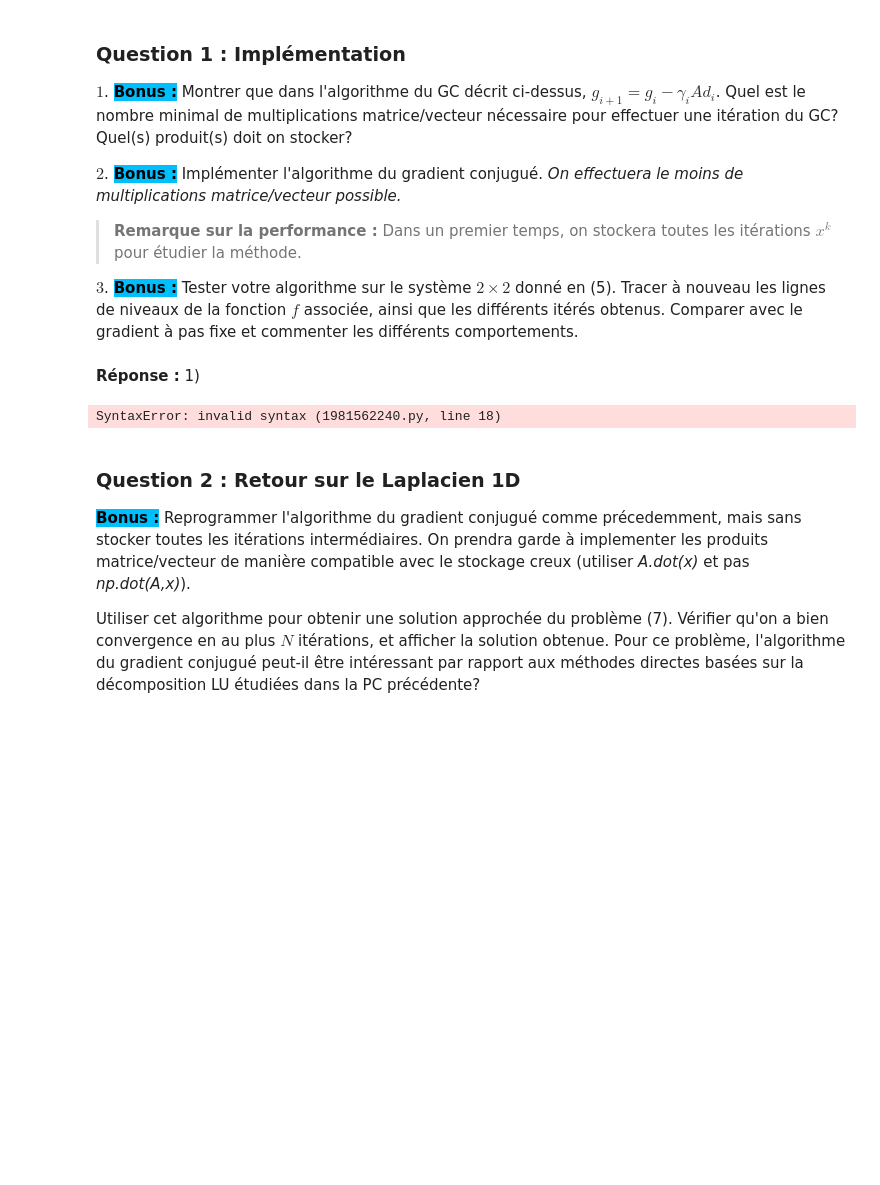
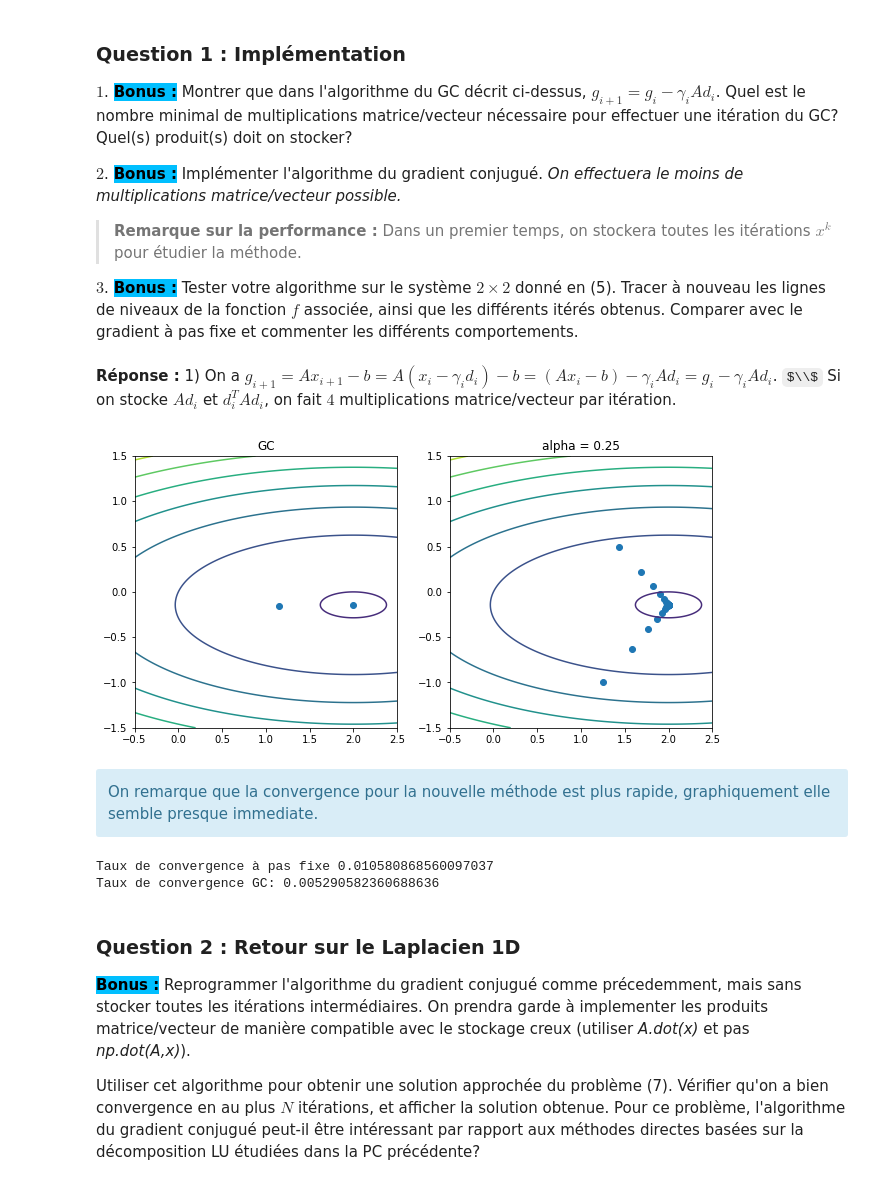
Before and after one commit to ArkhamKnightGPC/MAP412, a Jupyter notebook: pc5.ipynb, the cells around one changed output. Cells and saved outputs as stored; diff of their text form; code cells hidden in the pictures; some formulas as TeX source; blank space fills up the shorter version.

```diff
--- a/pc5.ipynb
+++ b/pc5.ipynb
@@ -838,15 +838,15 @@ b = np.delete(b, 0) #pour utiliser sparse.diags on supprime le 0 dans b
 c = np.delete(c, N-1) #pour utiliser sparse.diags on supprime le 0 dans c
 diags = [a,b,c]
 
-A = sparse.diags(diags, [0, 1, -1], shape=(N,N)).toarray()
+C = sparse.diags(diags, [0, 1, -1], shape=(N,N)).toarray()
 b = second_membre_1D(N) #on utilise fonction de la pc4 pour construir b
 
-vals, vecs = sparse_eigs(A)
+vals, vecs = sparse_eigs(C)
 kappa = np.max(abs(vals))/np.min(abs(vals))#avec les eigenvalues, on calcule le conditionnement
 alpha_opt = (kappa - 1)/(kappa + 1)
 
 u0 = np.ones(N)
-u, tab_err = gradient_pas_fixe_creux(A, b, alpha_opt, u0)
+u, tab_err = gradient_pas_fixe_creux(C, b, alpha_opt, u0)
 
 x = np.linspace(0, 1, N)
 
@@ -873,7 +873,7 @@ plt.figure()
 it_cnt = np.arange(0, len(tab_err))
 plt.scatter(it_cnt, tab_err, label="Erreur")
 
-e0 = lin.norm(A.dot(u0) - b)
+e0 = lin.norm(C.dot(u0) - b)
 err_theorique = np.zeros(len(tab_err))
 for i in range(len(tab_err)):
     err_theorique[i] = (alpha_opt**i)*e0
@@ -971,8 +971,10 @@ $2$. **<font color=black><span style="background-color:deepskyblue">Bonus :</spa
 >**Remarque sur la performance :** Dans un premier temps, on stockera toutes les itérations $x^k$ pour étudier la méthode.
 
 $3$. **<font color=black><span style="background-color:deepskyblue">Bonus :</span></font>** Tester votre algorithme sur le système $2\times 2$ donné en (5). Tracer à nouveau les lignes de niveaux de la fonction $f$ associée, ainsi que les différents itérés obtenus. Comparer avec le gradient à pas fixe et commenter les différents comportements.
-# %% [markdown]
-**Réponse :** 1)
+# %% [markdown]
+**Réponse :** 1)
+On a $g_{i+1} = Ax_{i+1} - b = A(x_i - \gamma_i d_i) - b = (Ax_i - b) - \gamma_i A d_i = g_i - \gamma_i A d_i$. $\\$
+Si on stocke $Ad_i$ et $d_i^T Ad_i$, on fait $4$ multiplications matrice/vecteur par itération.
 # %%
 def gradient_conjugué(A, b, x0, it_max = 10**3, tol = 10**-5):
     """
@@ -989,9 +991,31 @@ def gradient_conjugué(A, b, x0, it_max = 10**3, tol = 10**-5):
     tab_x   : un tableau qui contient les itérations successives x_k obtenues
     tab_err : tableau contenant la norme du résidu || Ax_k - b || à chaque itération
     """
+    i = 0
+    gi = np.matmul(A, x0) - b
+    di = -gi
+    xi = x0
 
+    tab_x = np.empty((it_max, len(x0)))
+    tab_err = np.empty(it_max)
 
-    return tab_x, tab_err
+    while(lin.norm(gi) > tol and i < it_max):
+        stock1 = np.matmul(A, di) #on stocke pour optimiser nombre de multiplications
+        stock2 = np.matmul(np.transpose(di), stock1)
+
+        gamma = np.matmul(np.transpose(di), gi)/stock2
+        xi = xi - gamma*di
+        tab_x[i] = xi
+
+        gi = np.matmul(A, xi) - b
+        tab_err[i] = lin.norm(gi)
+
+        beta = np.matmul(np.transpose(gi), stock1)/stock2
+        di = -gi + beta*di
+
+        i+=1
+
+    return tab_x[:i], tab_err[:i]
 # %%
 # 2)
 # grille pour tracer les lignes de niveau de la fonction f
@@ -1009,28 +1033,41 @@ z     = f(A, b, x1, x2)
 x0    = np.ones(len(b))
 
 
-
-tab_x_GC, tab_err_GC =
+tab_x_GC, tab_err_GC = gradient_conjugué(A, b, x0)
-# %% [output]
-SyntaxError: invalid syntax (1981562240.py, line 18)
 # %%
 # Figure où les lignes de niveaux de f sont tracées
 # Tracer les valeurs successives de xk
 plt.figure(figsize=(16,5))
 
 plt.subplot(1,3,1)
 plt.contour(x1, x2, z)
-plt.scatter(    ,   )
+dim0, dim1 = np.hsplit(tab_x_GC, 2)
+plt.scatter(dim0 , dim1)
 
 plt.title('GC')
 
 plt.subplot(1,3,2)
 plt.contour(x1, x2, z)
-plt.scatter(    ,   )
+tab_x_PF, tab_err_PF = gradient_pas_fixe(A, b, 0.25, [1,1])
+dim0, dim1 = np.hsplit(tab_x_PF, 2)
+plt.scatter(dim0 , dim1)
 
-plt.title('alpha = ')
+plt.title(f'alpha = {0.25}')
 
 plt.show()
+# %% [output]
+[figure, added]
+# %% [markdown]
+<div class="alert alert-block alert-info">
+    On remarque que la convergence pour la nouvelle méthode est plus rapide, graphiquement elle semble presque immediate.
+</div>
+# %%
+print(f"Taux de convergence à pas fixe {alpha_opt}")
+taux_convergence = (np.sqrt(kappa)-1)/(np.sqrt(kappa)+1)
+print(f"Taux de convergence GC: {taux_convergence}")
+# %% [output]
+Taux de convergence à pas fixe 0.010580868560097037
+Taux de convergence GC: 0.005290582360688636
 # %% [markdown]
 ### Question 2 : Retour sur le Laplacien 1D
 
```
Also changed, not shown: parts of 11 cells of this notebook.
